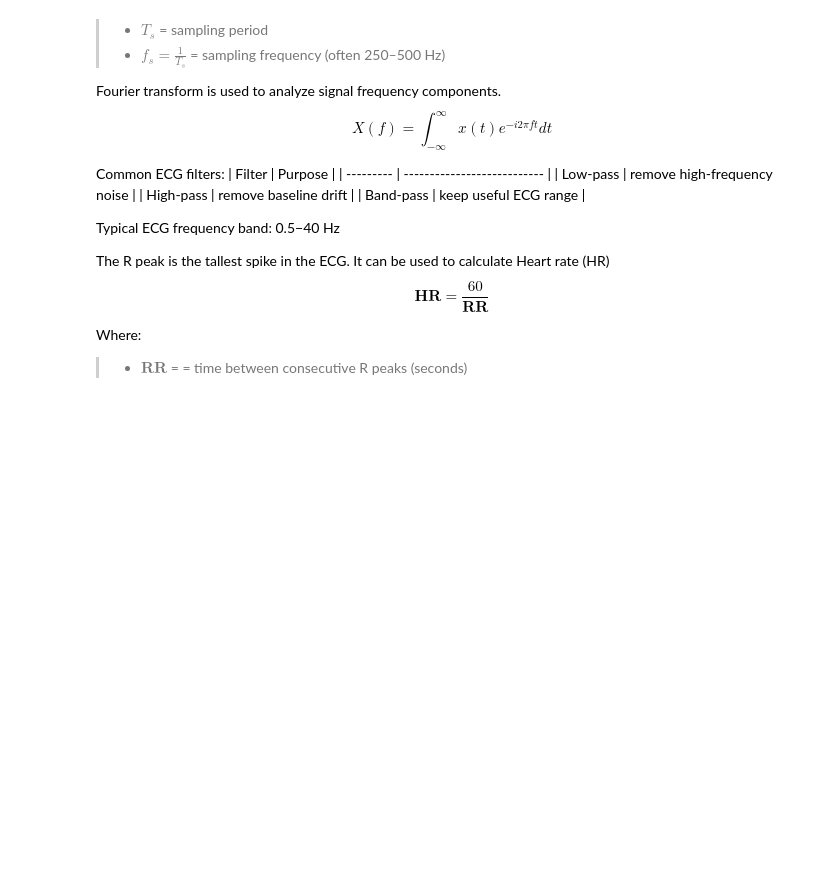
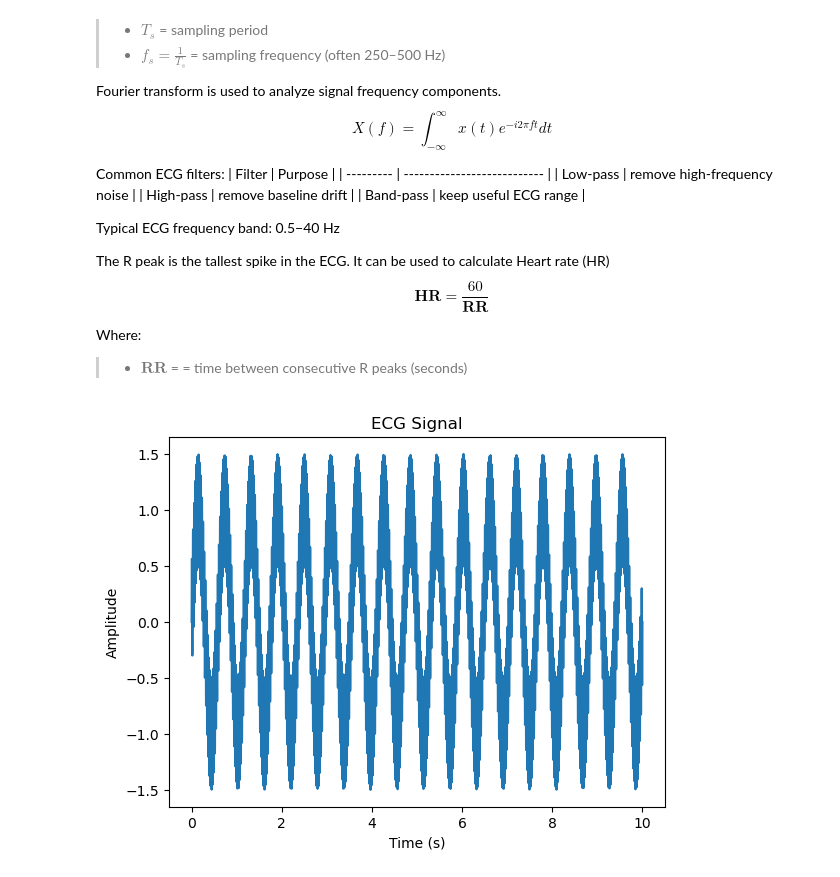
Before and after one commit to pacho10/MathConceptsForDevelopersProject, a Jupyter notebook: ElectrocardiogramPrinciple.ipynb, the cells around one changed output. Cells and saved outputs as stored; diff of their text form; code cells hidden in the pictures; blank space fills up the shorter version.

```diff
--- a/ElectrocardiogramPrinciple.ipynb
+++ b/ElectrocardiogramPrinciple.ipynb
@@ -113,0 +119,11 @@ Where:
+# %%
+# Generate ECG
+t = np.linspace(0,10,5000)
+ecg = np.sin(2*np.pi*1.7*t) + 0.5*np.sin(2*np.pi*40*t)
+plt.plot(t, ecg)
+plt.title("ECG Signal")
+plt.xlabel("Time (s)")
+plt.ylabel("Amplitude")
+plt.show()
+# %% [output]
+[figure, added]
```
Also changed, not shown: parts of 2 cells of this notebook.
